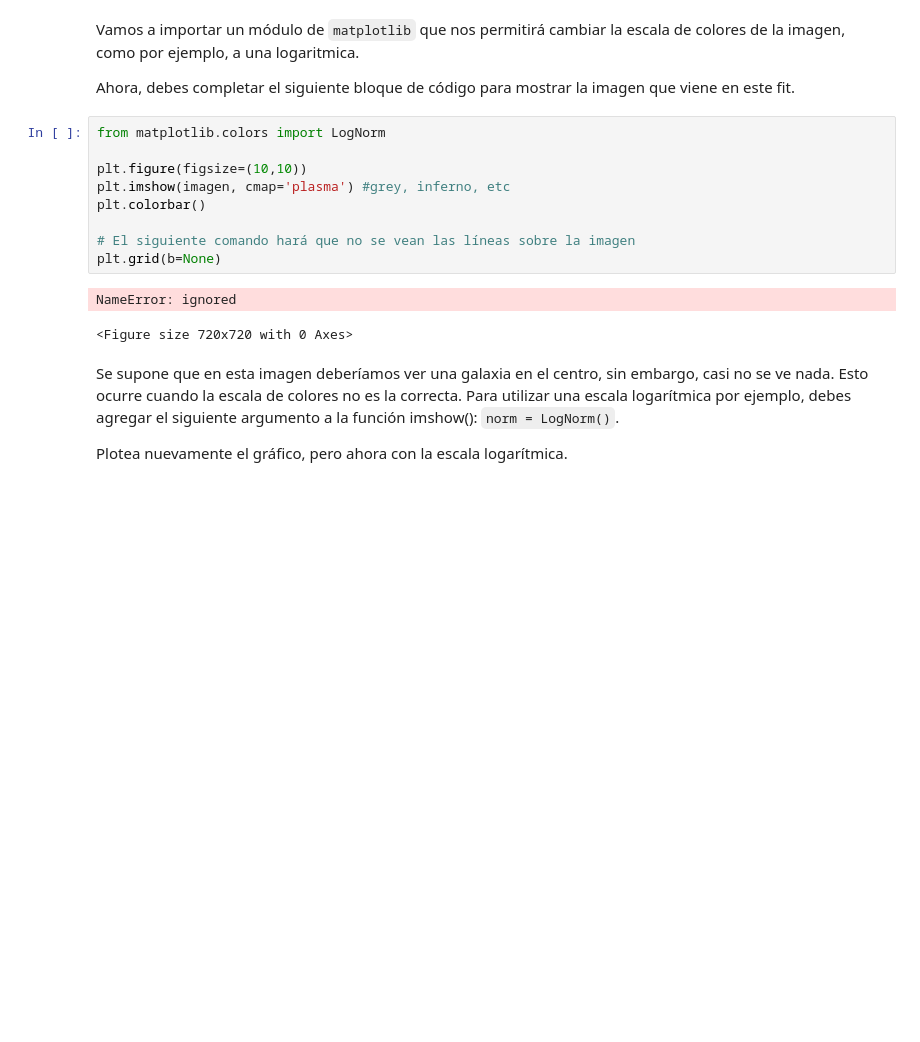
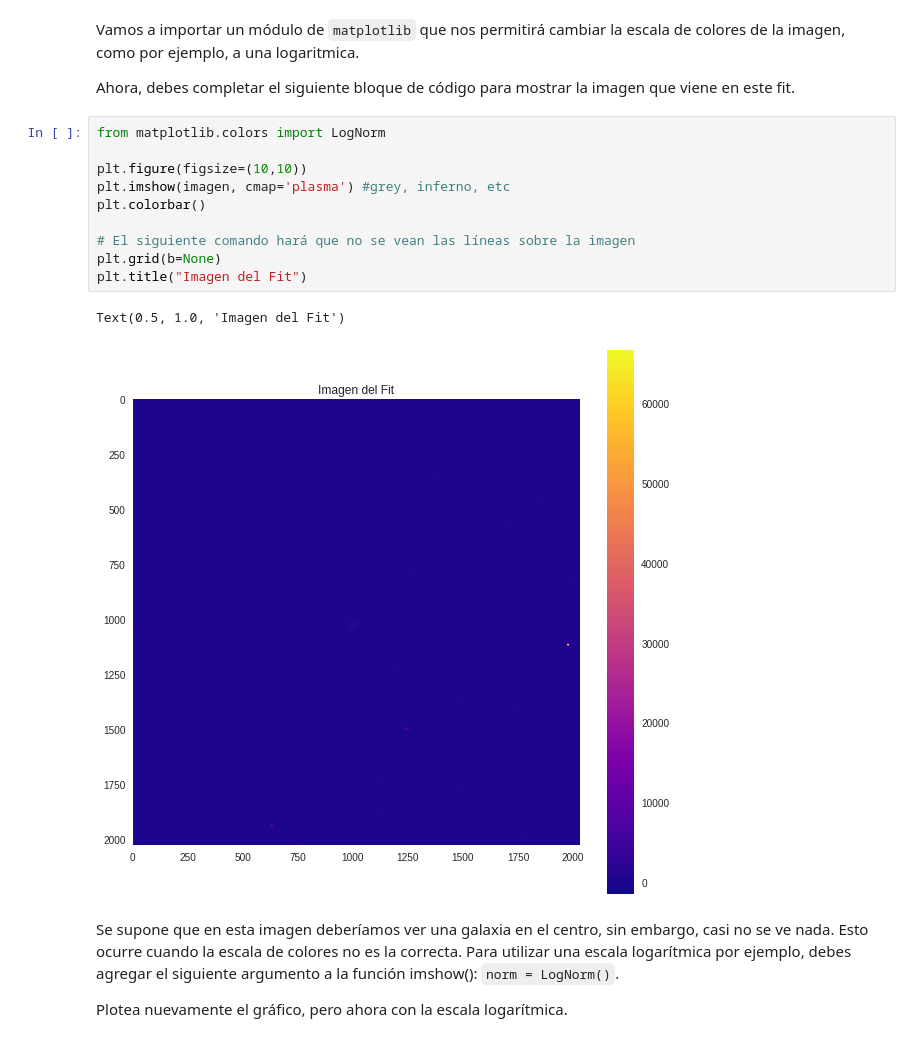
Before and after one commit to scarlett-plaza/minitarea3, a Jupyter notebook: minitarea3.ipynb, the cells around one changed output. Cells and saved outputs as stored; diff of their text form; blank space fills up the shorter version.

```diff
--- a/minitarea3.ipynb
+++ b/minitarea3.ipynb
@@ -116,15 +116,16 @@ Ahora, debes completar el siguiente bloque de código para mostrar la imagen que
 # %%
 from matplotlib.colors import LogNorm
 
 plt.figure(figsize=(10,10))
 plt.imshow(imagen, cmap='plasma') #grey, inferno, etc
 plt.colorbar()
 
 # El siguiente comando hará que no se vean las líneas sobre la imagen
 plt.grid(b=None)
+plt.title("Imagen del Fit")
 # %% [output]
-NameError: ignored
+Text(0.5, 1.0, 'Imagen del Fit')
-<Figure size 720x720 with 0 Axes>
+[figure, added]
 # %% [markdown]
 Se supone que en esta imagen deberíamos ver una galaxia en el centro, sin embargo, casi no se ve nada. Esto ocurre cuando la escala de colores no es la correcta. Para utilizar una escala logarítmica por ejemplo, debes agregar el siguiente argumento a la función imshow(): `norm = LogNorm()`.
 
```
Also changed, not shown: parts of 2 cells of this notebook.
